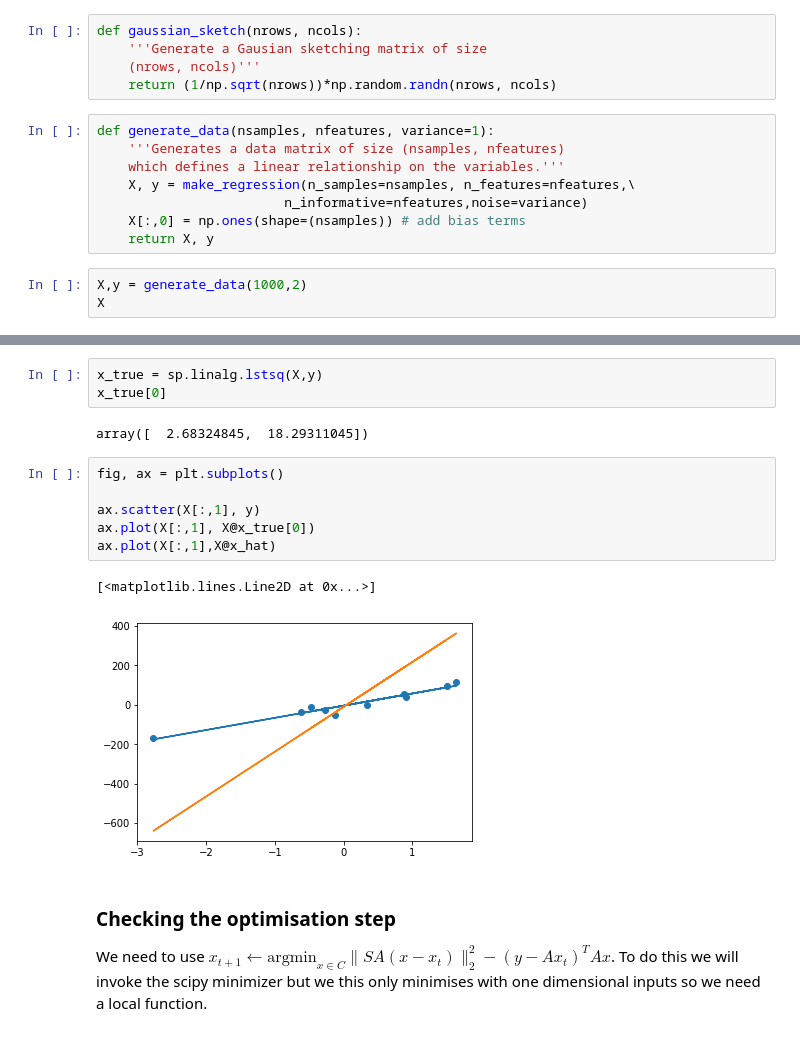
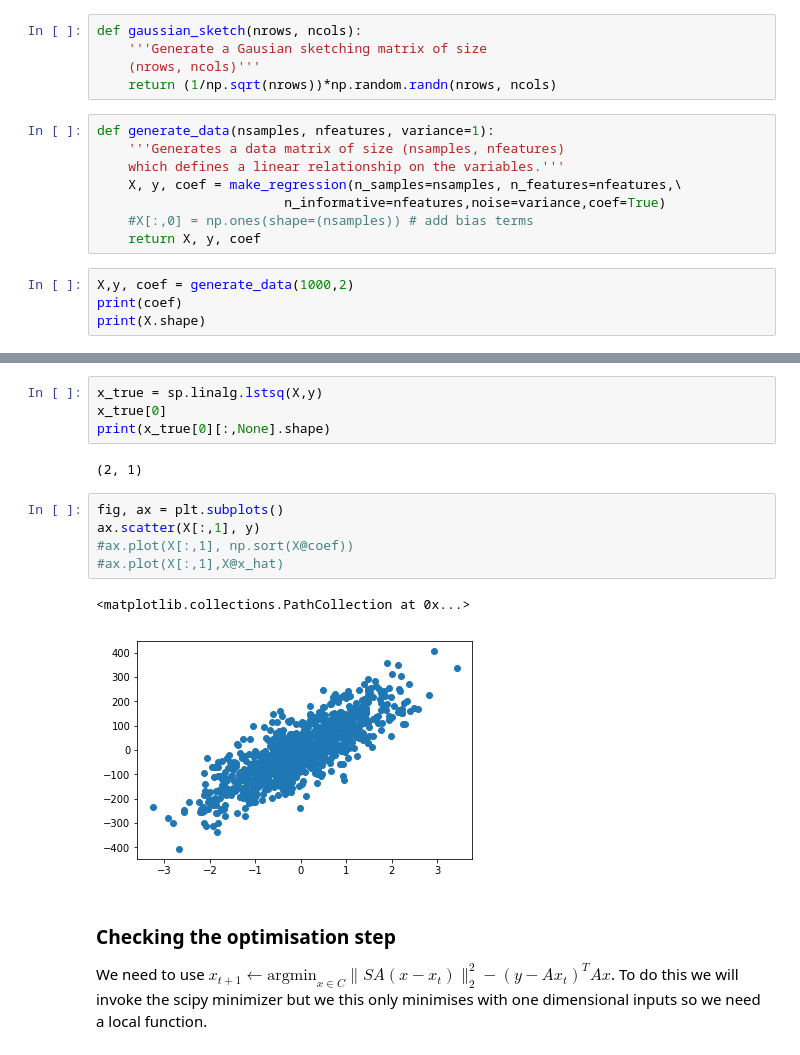
Before and after one commit to c-dickens/phd-work, a Jupyter notebook: Iterative-hessian-sketching.ipynb, the cells around one changed output, grey strips where cells are left out. Cells and saved outputs as stored; diff of their text form.

Commit message:
added first graphs from paper

```diff
--- a/Iterative-hessian-sketching.ipynb
+++ b/Iterative-hessian-sketching.ipynb
@@ -19,11 +20,12 @@ def gaussian_sketch(nrows, ncols):
 def generate_data(nsamples, nfeatures, variance=1):
     '''Generates a data matrix of size (nsamples, nfeatures)
     which defines a linear relationship on the variables.'''
-    X, y = make_regression(n_samples=nsamples, n_features=nfeatures,\
-                        n_informative=nfeatures,noise=variance)
-    X[:,0] = np.ones(shape=(nsamples)) # add bias terms
-    return X, y
+    X, y, coef = make_regression(n_samples=nsamples, n_features=nfeatures,\
+                        n_informative=nfeatures,noise=variance,coef=True)
+    #X[:,0] = np.ones(shape=(nsamples)) # add bias terms
+    return X, y, coef
 # %%
-X,y = generate_data(1000,2)
-X
+X,y, coef = generate_data(1000,2)
+print(coef)
+print(X.shape)
 # %% [output]
@@ -114,17 +90,17 @@ array([[  2.71776581,  18.99106862],
 # %%
 x_true = sp.linalg.lstsq(X,y)
 x_true[0]
+print(x_true[0][:,None].shape)
 # %% [output]
-array([  2.68324845,  18.29311045])
+(2, 1)
 # %%
 fig, ax = plt.subplots()
-
 ax.scatter(X[:,1], y)
-ax.plot(X[:,1], X@x_true[0])
-ax.plot(X[:,1],X@x_hat)
+#ax.plot(X[:,1], np.sort(X@coef))
+#ax.plot(X[:,1],X@x_hat)
 # %% [output]
-[<matplotlib.lines.Line2D at 0x...>]
+<matplotlib.collections.PathCollection at 0x...>
-[figure, old version]
+[figure, new version]
 # %% [markdown]
 ### Checking the optimisation step
 We need to use $x_{t+1} \leftarrow \text{argmin}_{x \in C} \|SA(x-x_t)\|_2^2 - (y - Ax_t)^TAx$.  To do this we will invoke the scipy minimizer but we this only minimises with one dimensional inputs so we need a local function.
```
Also changed, not shown: parts of 12 cells of this notebook.
